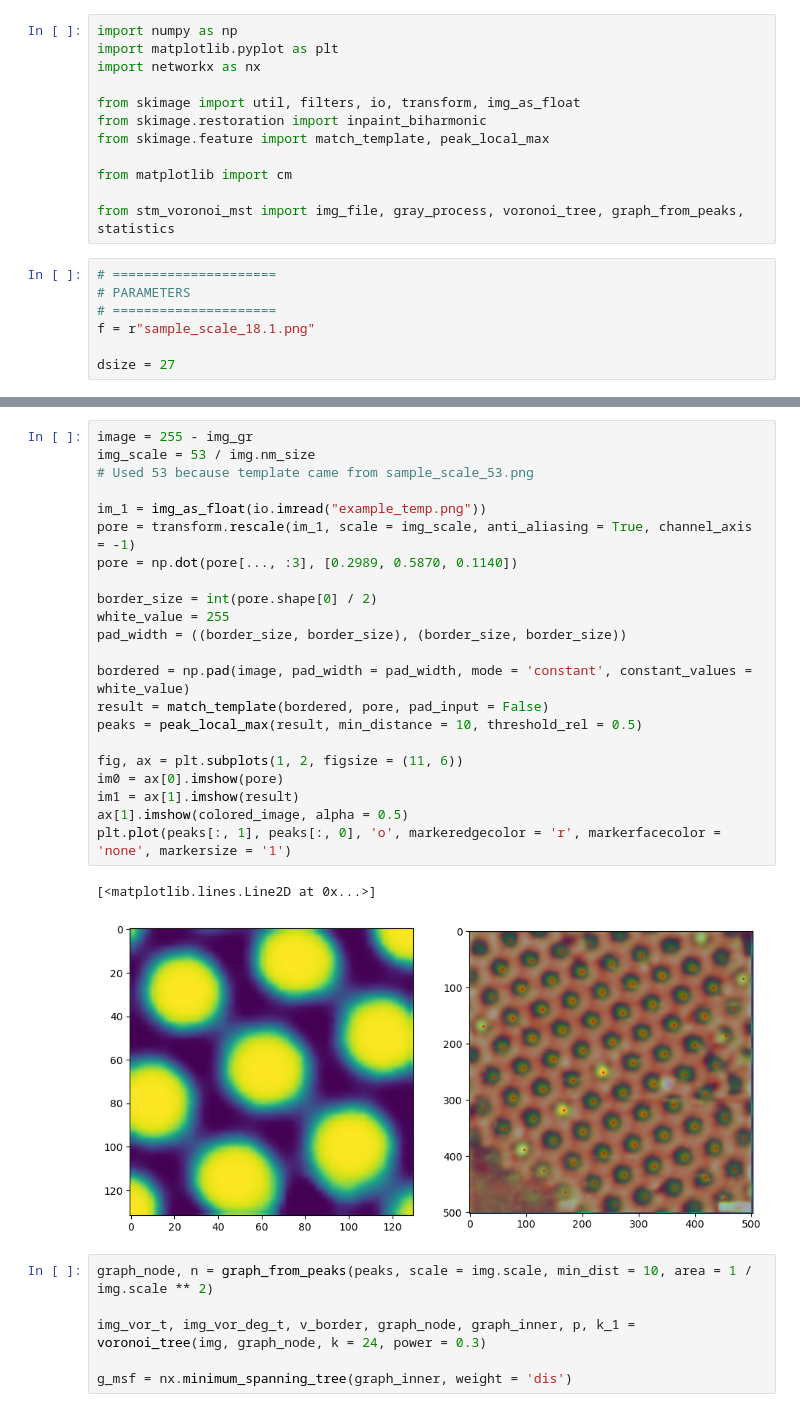
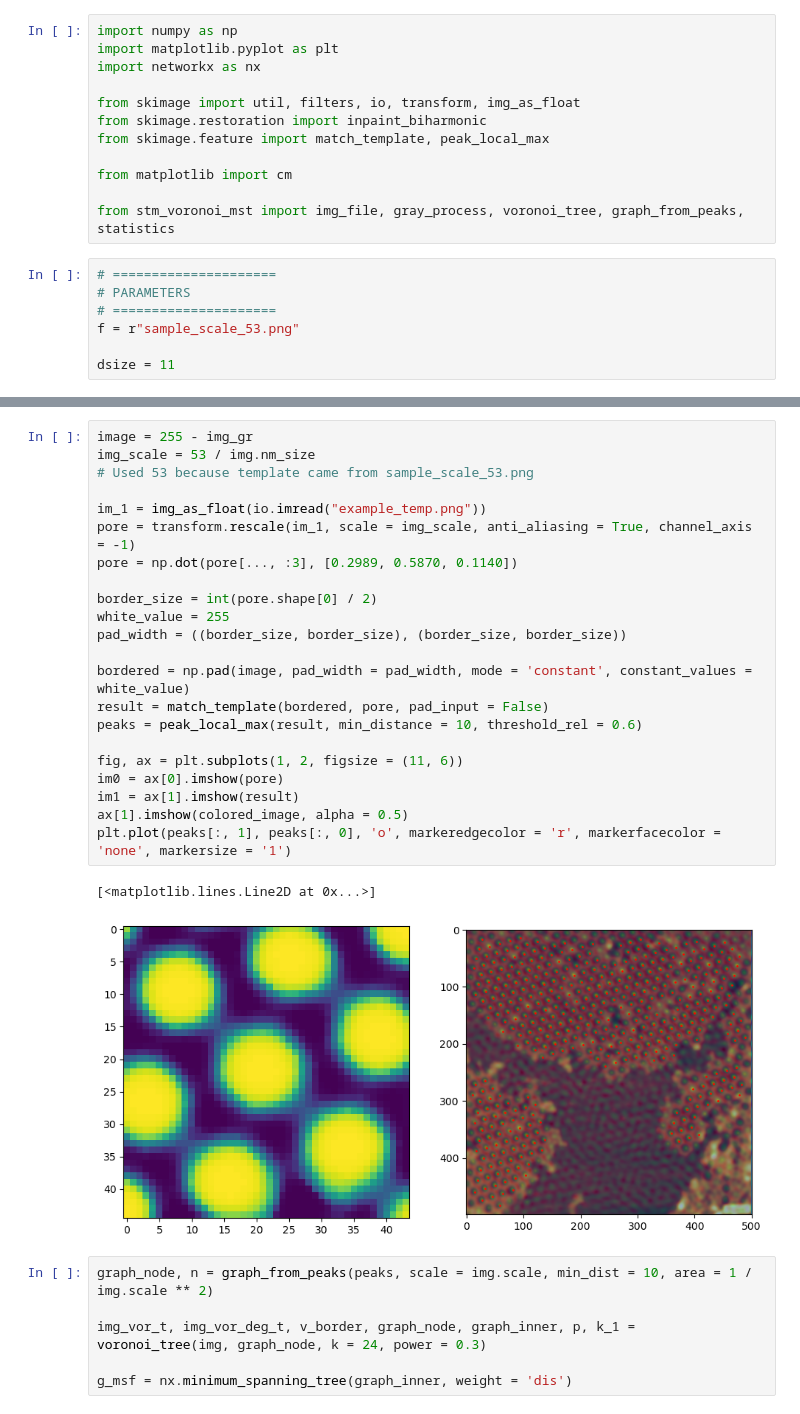
Before and after one commit to GallagherSurfaceLab/summer_26, a Jupyter notebook: template_matching_mst.ipynb, the cells around one changed output, grey strips where cells are left out. Cells and saved outputs as stored; diff of their text form.

```diff
--- a/template_matching_mst.ipynb
+++ b/template_matching_mst.ipynb
@@ -14,9 +14,9 @@ from stm_voronoi_mst import img_file, gray_process, voronoi_tree, graph_from_pea
 # =====================
 # PARAMETERS
 # =====================
-f = r"sample_scale_18.1.png"
+f = r"sample_scale_53.png"
 
-dsize = 27
+dsize = 11
 # %%
 img = img_file(f)
 img.load()
@@ -56,28 +56,28 @@ fig.colorbar(im1, ax = ax[1], shrink = 0.6)
 # %%
 image = 255 - img_gr
 img_scale = 53 / img.nm_size
 # Used 53 because template came from sample_scale_53.png
 
 im_1 = img_as_float(io.imread("example_temp.png"))
 pore = transform.rescale(im_1, scale = img_scale, anti_aliasing = True, channel_axis = -1)
 pore = np.dot(pore[..., :3], [0.2989, 0.5870, 0.1140])
 
 border_size = int(pore.shape[0] / 2)
 white_value = 255
 pad_width = ((border_size, border_size), (border_size, border_size))
 
 bordered = np.pad(image, pad_width = pad_width, mode = 'constant', constant_values = white_value)
 result = match_template(bordered, pore, pad_input = False)
-peaks = peak_local_max(result, min_distance = 10, threshold_rel = 0.5)
+peaks = peak_local_max(result, min_distance = 10, threshold_rel = 0.6)
 
 fig, ax = plt.subplots(1, 2, figsize = (11, 6))
 im0 = ax[0].imshow(pore)
 im1 = ax[1].imshow(result)
 ax[1].imshow(colored_image, alpha = 0.5)
 plt.plot(peaks[:, 1], peaks[:, 0], 'o', markeredgecolor = 'r', markerfacecolor = 'none', markersize = '1')
 # %% [output]
 [<matplotlib.lines.Line2D at 0x...>]
-[figure, old version]
+[figure, new version]
 # %%
 graph_node, n = graph_from_peaks(peaks, scale = img.scale, min_dist = 10, area = 1 / img.scale ** 2)
 
```
Also changed, not shown: parts of 4 cells of this notebook, 1 other file.
